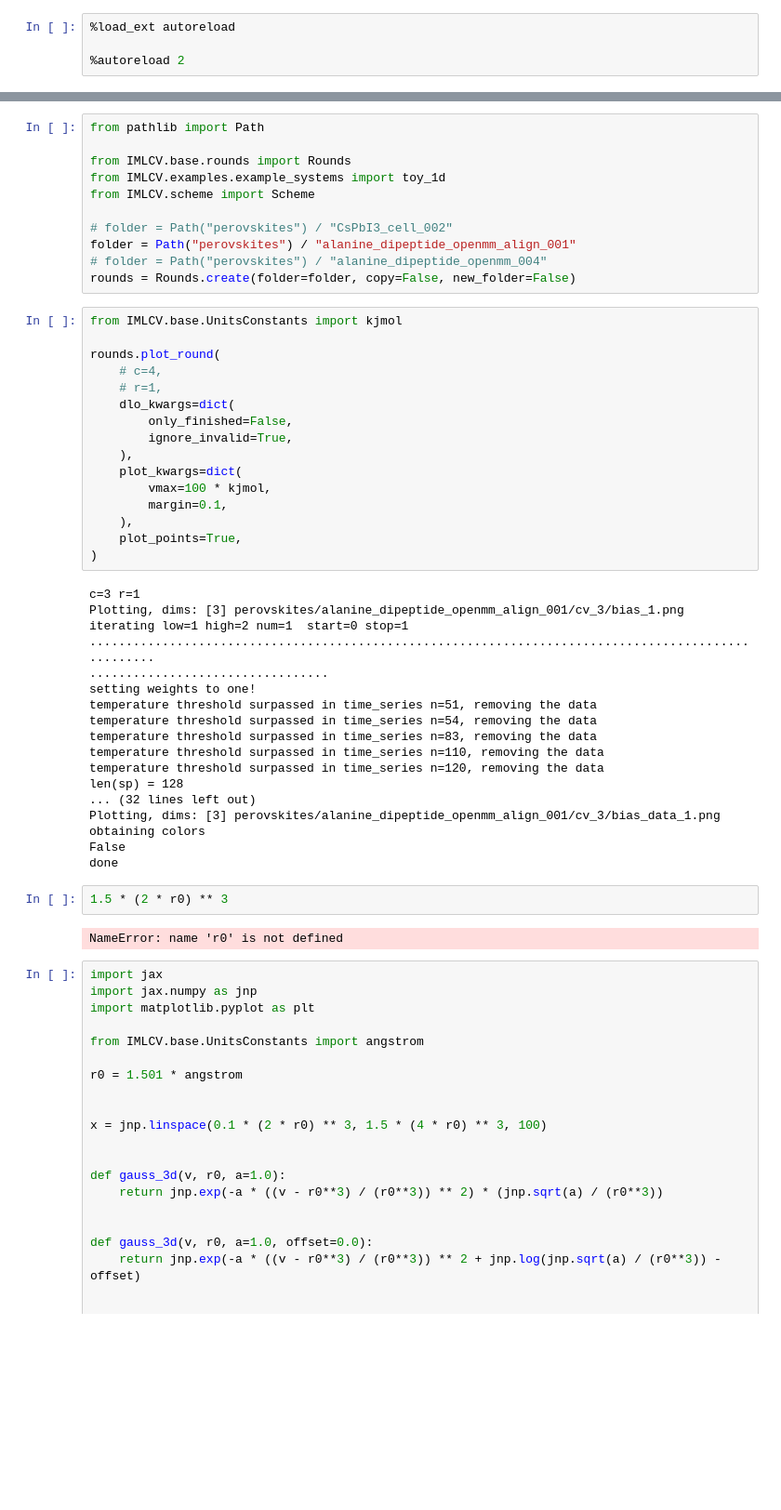
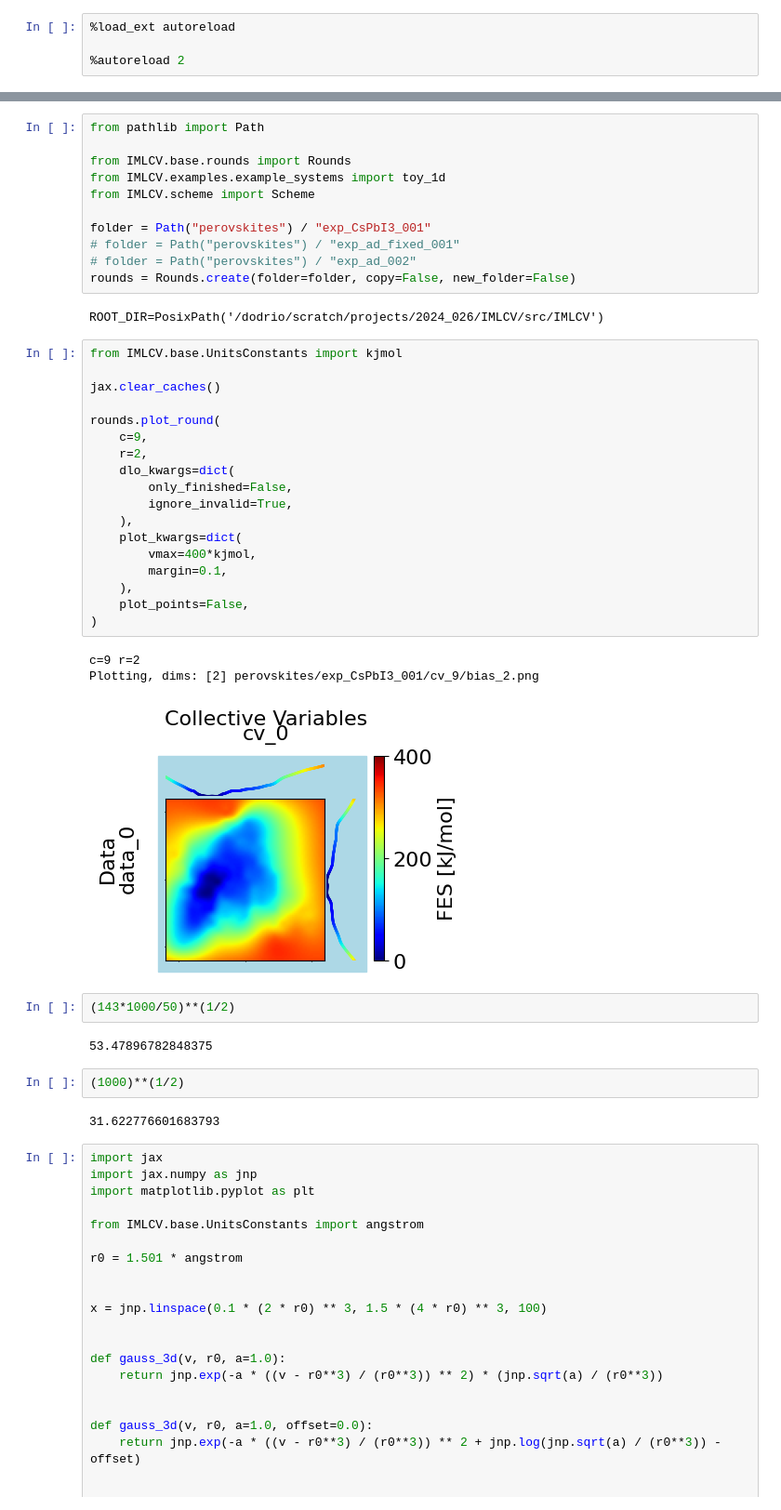
Before and after one commit to DavidDevoogdt/IMLCV, a Jupyter notebook: notebooks/plot.ipynb, the cells around one changed output, grey strips where cells are left out. Shown at 93% size. Drawn from its saved outputs; the diff is of its cells as text; blank space fills up the shorter version.

```diff
--- a/notebooks/plot.ipynb
+++ b/notebooks/plot.ipynb
@@ -95,48 +44,42 @@ from IMLCV.base.rounds import Rounds
 from IMLCV.examples.example_systems import toy_1d
 from IMLCV.scheme import Scheme
 
-# folder = Path("perovskites") / "CsPbI3_cell_002"
-folder = Path("perovskites") / "alanine_dipeptide_openmm_align_001"
-# folder = Path("perovskites") / "alanine_dipeptide_openmm_004"
+folder = Path("perovskites") / "exp_CsPbI3_001"
+# folder = Path("perovskites") / "exp_ad_fixed_001"
+# folder = Path("perovskites") / "exp_ad_002"
 rounds = Rounds.create(folder=folder, copy=False, new_folder=False)
+# %% [output]
+ROOT_DIR=PosixPath('/dodrio/scratch/projects/2024_026/IMLCV/src/IMLCV')
 # %%
 from IMLCV.base.UnitsConstants import kjmol
 
+jax.clear_caches()
+
 rounds.plot_round(
-    # c=4,
-    # r=1,
+    c=9,
+    r=2,
     dlo_kwargs=dict(
         only_finished=False,
         ignore_invalid=True,
     ),
     plot_kwargs=dict(
-        vmax=100 * kjmol,
+        vmax=400*kjmol,
         margin=0.1,
     ),
-    plot_points=True,
+    plot_points=False,
 )
 # %% [output]
-c=3 r=1
-Plotting, dims: [3] perovskites/alanine_dipeptide_openmm_align_001/cv_3/bias_1.png
-iterating low=1 high=2 num=1  start=0 stop=1
-....................................................................................................
-.................................
-setting weights to one!
-temperature threshold surpassed in time_series n=51, removing the data
-temperature threshold surpassed in time_series n=54, removing the data
-temperature threshold surpassed in time_series n=83, removing the data
-temperature threshold surpassed in time_series n=110, removing the data
-temperature threshold surpassed in time_series n=120, removing the data
-len(sp) = 128
-... (32 lines left out)
-Plotting, dims: [3] perovskites/alanine_dipeptide_openmm_align_001/cv_3/bias_data_1.png
-obtaining colors
-False
-done
+c=9 r=2
+Plotting, dims: [2] perovskites/exp_CsPbI3_001/cv_9/bias_2.png
+[figure, added]
-# %%
-1.5 * (2 * r0) ** 3
-# %% [output]
-NameError: name 'r0' is not defined
+# %%
+(143*1000/50)**(1/2)
+# %% [output]
+53.47896782848375
+# %%
+(1000)**(1/2)
+# %% [output]
+31.622776601683793
 # %%
 import jax
 import jax.numpy as jnp
```
Also changed, not shown: parts of 9 cells of this notebook, 48 other files.
